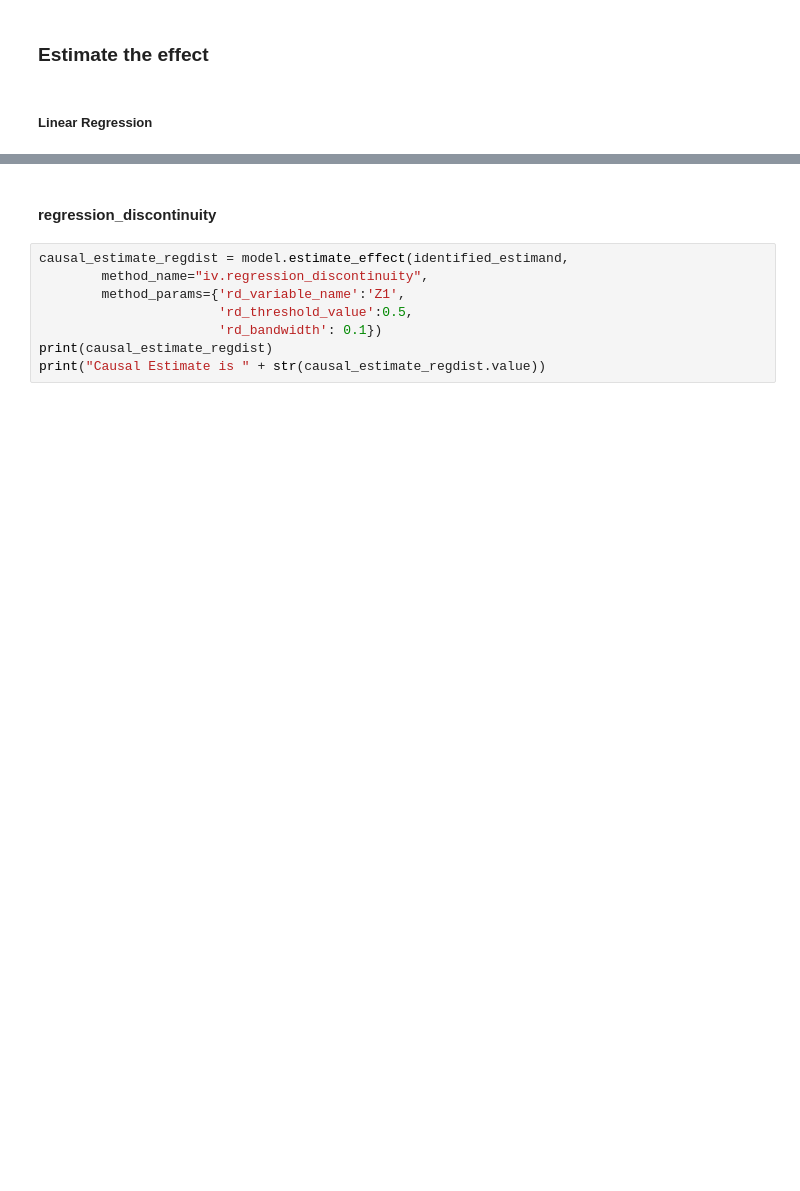
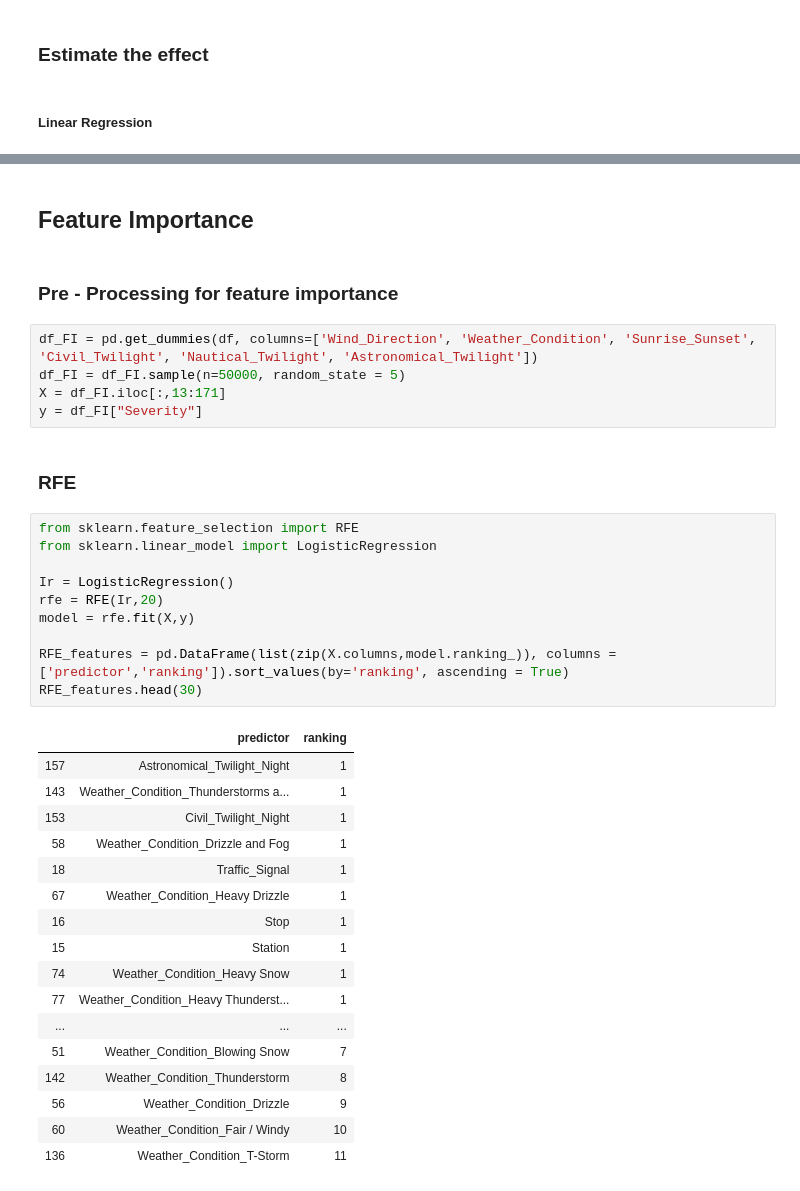
Before and after one commit to McGill-MMA-EnterpriseAnalytics/US-Accidents, a Jupyter notebook: Enterpise_Final_NB.ipynb, the cells around one changed output, grey strips where cells are left out. Saved outputs shown, nothing was run; the diff lists cells and outputs as text; blank space fills up the shorter version.

```diff
--- a/Enterpise_Final_NB.ipynb
+++ b/Enterpise_Final_NB.ipynb
@@ -218,10 +289,39 @@ print("Causal Estimate is " + str(estimate.value))
+# %% [markdown]
+## Feature Importance ##
+# %% [markdown]
+### Pre - Processing for feature importance ###
+# %%
+df_FI = pd.get_dummies(df, columns=['Wind_Direction', 'Weather_Condition', 'Sunrise_Sunset', 'Civil_Twilight', 'Nautical_Twilight', 'Astronomical_Twilight'])
+df_FI = df_FI.sample(n=50000, random_state = 5)
+X = df_FI.iloc[:,13:171]
+y = df_FI["Severity"]
 # %% [markdown]
-#### regression_discontinuity
+### RFE ###
-# %%
-causal_estimate_regdist = model.estimate_effect(identified_estimand,
-        method_name="iv.regression_discontinuity",
-        method_params={'rd_variable_name':'Z1',
-                       'rd_threshold_value':0.5,
-                       'rd_bandwidth': 0.1})
-print(causal_estimate_regdist)
-print("Causal Estimate is " + str(causal_estimate_regdist.value))
+# %%
+from sklearn.feature_selection import RFE
+from sklearn.linear_model import LogisticRegression
+
+Ir = LogisticRegression()
+rfe = RFE(Ir,20)
+model = rfe.fit(X,y)
+
+RFE_features = pd.DataFrame(list(zip(X.columns,model.ranking_)), columns = ['predictor','ranking']).sort_values(by='ranking', ascending = True)
+RFE_features.head(30)
+# %% [output]
+|  | predictor | ranking |
+| 157 | Astronomical_Twilight_Night | 1 |
+| 143 | Weather_Condition_Thunderstorms a... | 1 |
+| 153 | Civil_Twilight_Night | 1 |
+| 58 | Weather_Condition_Drizzle and Fog | 1 |
+| 18 | Traffic_Signal | 1 |
+| 67 | Weather_Condition_Heavy Drizzle | 1 |
+| 16 | Stop | 1 |
+| 15 | Station | 1 |
+| 74 | Weather_Condition_Heavy Snow | 1 |
+| 77 | Weather_Condition_Heavy Thunderst... | 1 |
+| ... | ... | ... |
+| 51 | Weather_Condition_Blowing Snow | 7 |
+| 142 | Weather_Condition_Thunderstorm | 8 |
+| 56 | Weather_Condition_Drizzle | 9 |
+| 60 | Weather_Condition_Fair / Windy | 10 |
+| 136 | Weather_Condition_T-Storm | 11 |
```
Also changed, not shown: parts of 30 cells of this notebook, 1 other file.
